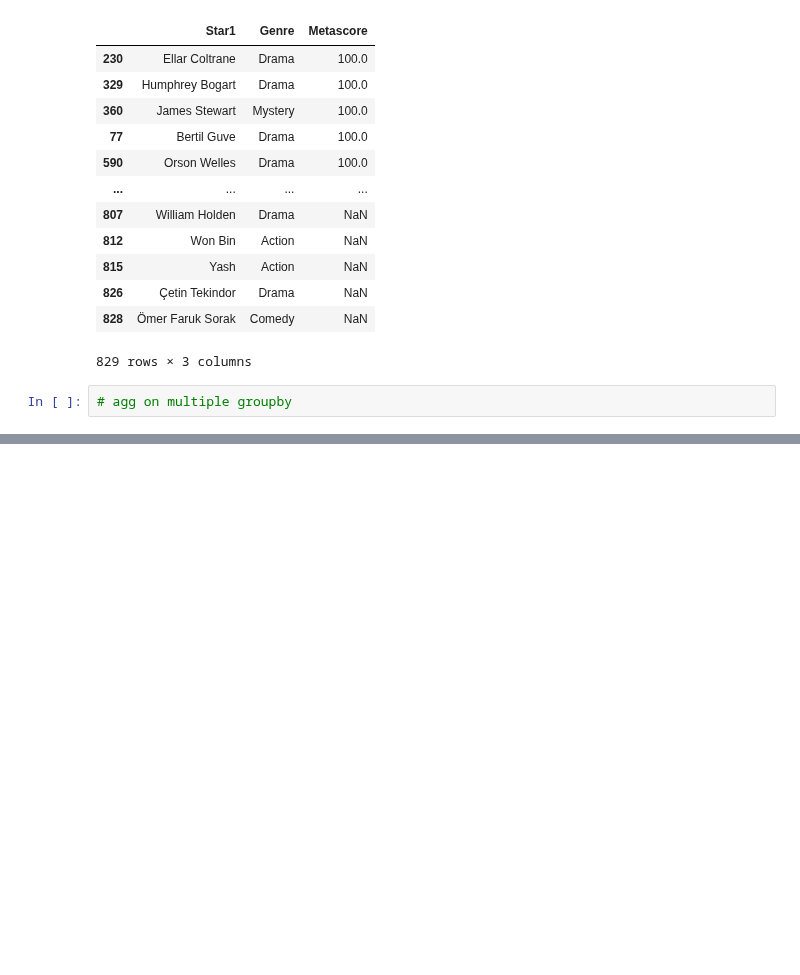
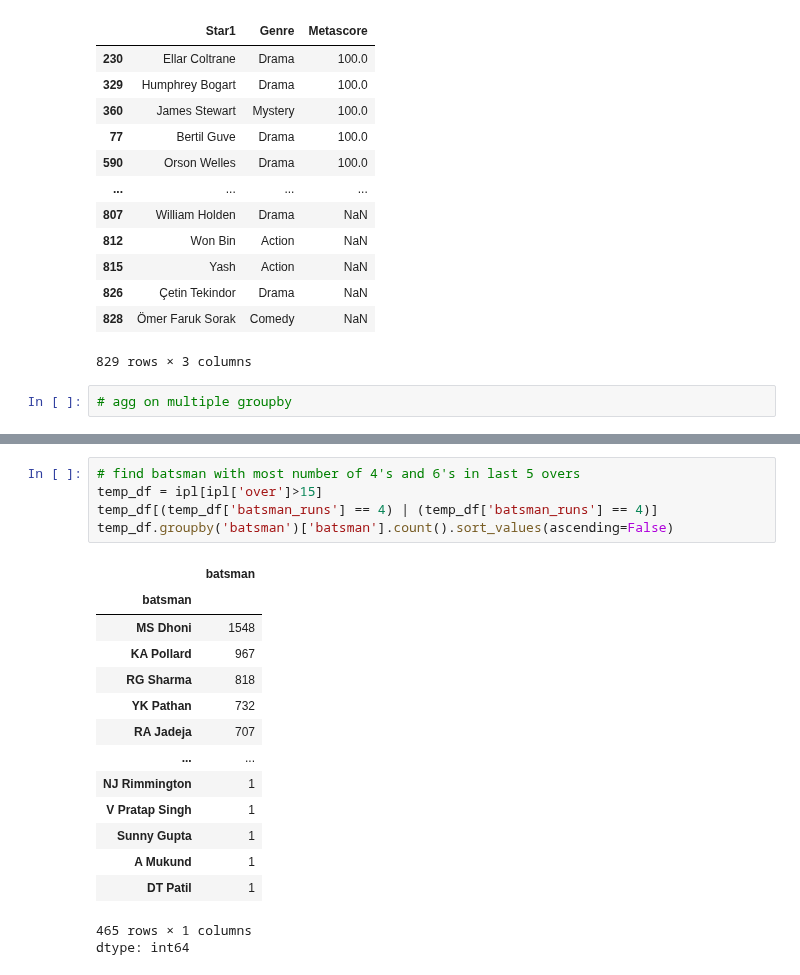
Before and after one commit to GitTanish/lvlPython, a Jupyter notebook: Groupby_Pandas.ipynb, the cells around one changed output, grey strips where cells are left out. Drawn from its saved outputs; the diff is of its cells as text; blank space fills up the shorter version.

```diff
--- a/Groupby_Pandas.ipynb
+++ b/Groupby_Pandas.ipynb
@@ -495,0 +541,21 @@ movies.groupby(['Star1','Genre'])['Metascore'].mean().reset_index().sort_values(
+# %%
+# find batsman with most number of 4's and 6's in last 5 overs
+temp_df = ipl[ipl['over']>15]
+temp_df[(temp_df['batsman_runs'] == 4) | (temp_df['batsman_runs'] == 4)]
+temp_df.groupby('batsman')['batsman'].count().sort_values(ascending=False)
+# %% [output]
+|  | batsman |
+| batsman |  |
+| MS Dhoni | 1548 |
+| KA Pollard | 967 |
+| RG Sharma | 818 |
+| YK Pathan | 732 |
+| RA Jadeja | 707 |
+| ... | ... |
+| NJ Rimmington | 1 |
+| V Pratap Singh | 1 |
+| Sunny Gupta | 1 |
+| A Mukund | 1 |
+| DT Patil | 1 |
+465 rows × 1 columns
+dtype: int64
```
Also changed, not shown: parts of 9 cells of this notebook.
